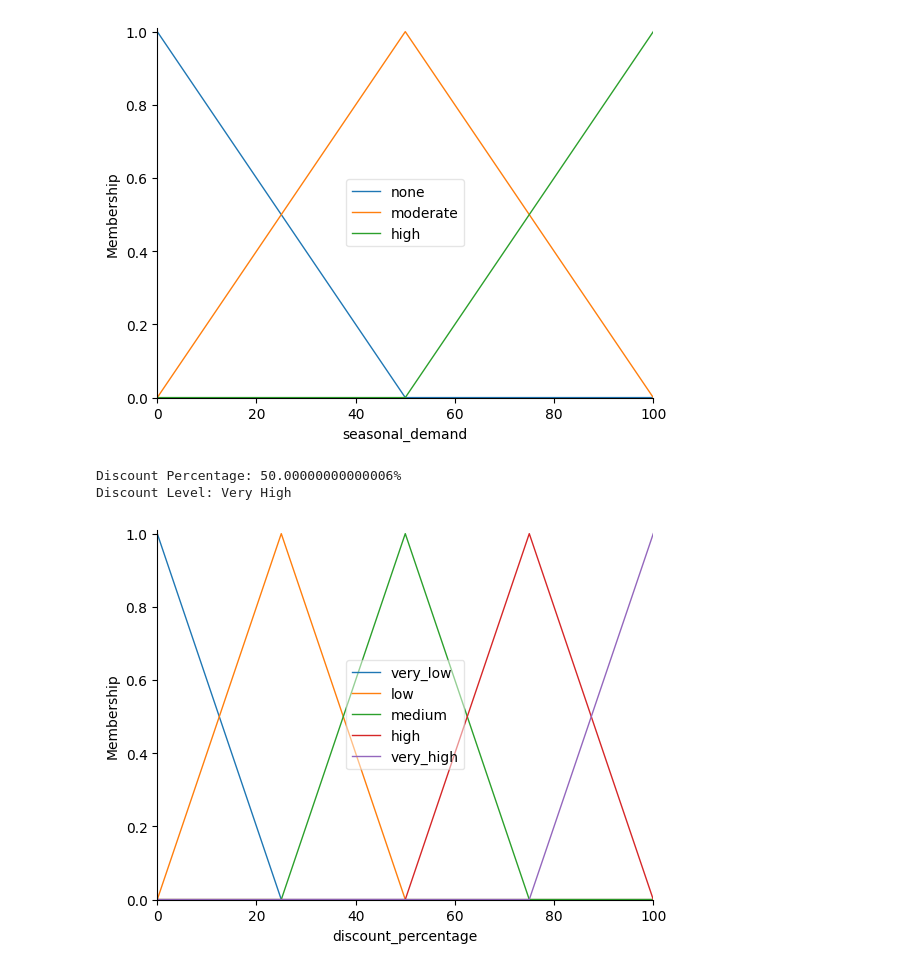
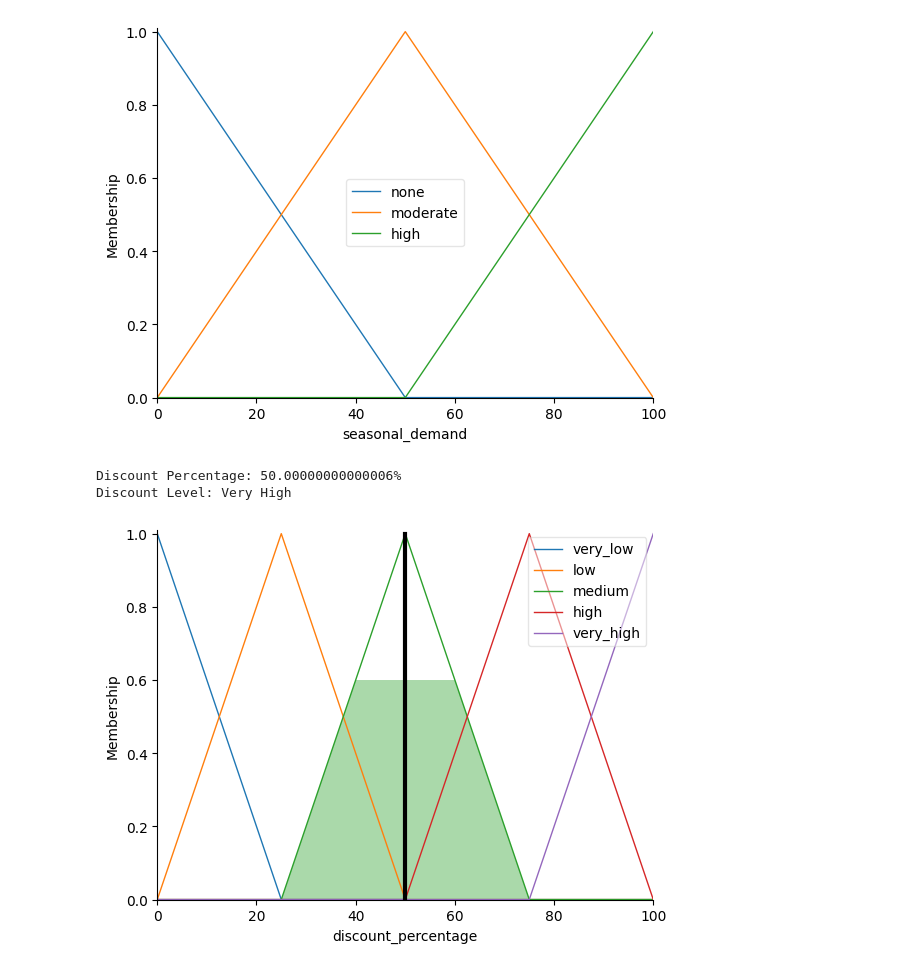
Before and after one commit to my-quach/R-AI, a Jupyter notebook: BT3_CLBH_SHOPEE.ipynb, the cells around one changed output. Drawn from its saved outputs; the diff is of its cells as text; code cells hidden in the pictures.

```diff
--- a/BT3_CLBH_SHOPEE.ipynb
+++ b/BT3_CLBH_SHOPEE.ipynb
@@ -60,34 +60,34 @@ discount_percentage.view
 [figure]
 [figure]
 # %%
-discount_percentage.view()
+discount_percentage.view(discount_simulation)
 
 # Ví dụ đầu vào cho sản phẩm đồng hồ xa xỉ thủ công
-discount_simulation.input['product_demand'] = 80  # Cao
-discount_simulation.input['competitor_pricing_pressure'] = 50  # Trung bình
-discount_simulation.input['store_reputation'] = 60  # Trung bình (4.2 sao)
-discount_simulation.input['profit_margin'] = 80  # Cao
-discount_simulation.input['seasonal_demand'] = 70  # Cao (Khuyến mãi Shopee 11.11)
+discount_simulation.input['product_demand'] = 60
+discount_simulation.input['competitor_pricing_pressure'] = 50
+discount_simulation.input['store_reputation'] = 30
+discount_simulation.input['profit_margin'] = 80
+discount_simulation.input['seasonal_demand'] = 40
 
 discount_simulation.compute()
 print(f"Discount Percentage: {discount_simulation.output['discount_percentage']}%")
 
 # In mức giảm giá
 def get_discount_level(discount):
     if discount < 5:
         return "Very Low"
     elif discount < 10:
         return "Low"
     elif discount < 20:
         return "Medium"
     elif discount < 40:
         return "High"
     else:
         return "Very High"
 
 discount_level = get_discount_level(discount_simulation.output['discount_percentage'])
 print(f"Discount Level: {discount_level}")
 # %% [output]
 Discount Percentage: 50.00000000000006%
 Discount Level: Very High
-[figure, old version]
+[figure, new version]
```
